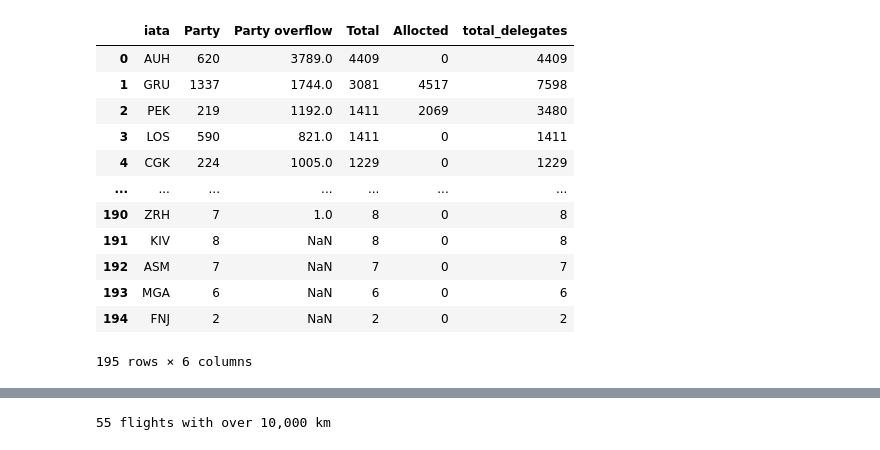
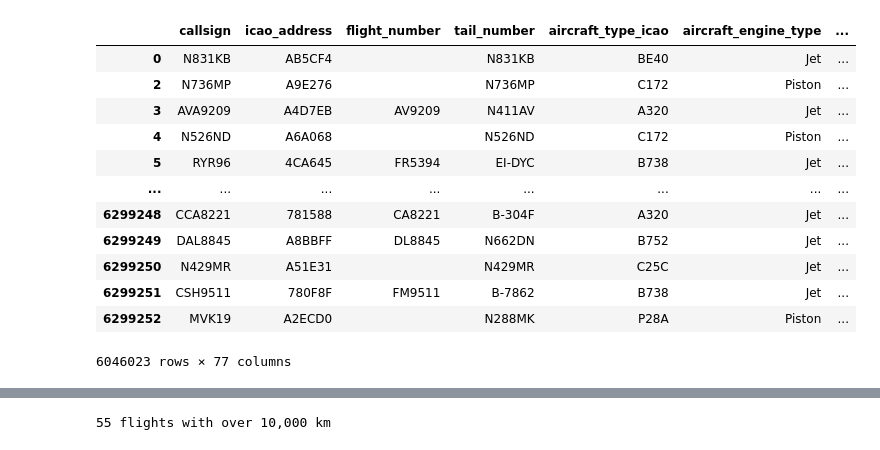
Before and after one commit to lukasschirren/COP_flight_analysis, a Jupyter notebook: cop28_delegate_list.ipynb, the cells around one changed output, grey strips where cells are left out. Cells and saved outputs as stored; diff of their text form; code cells hidden in the pictures.

```diff
--- a/cop28_delegate_list.ipynb
+++ b/cop28_delegate_list.ipynb
@@ -10,27 +10,31 @@ airports = airportsdata.load()
 dataset = pq.ParquetDataset('c:\\Users\\lukas\\OneDrive - Imperial College London\\0_Sustainable Transport\\2021_COP26',
                             ) # filters=[('columnName', 'in', filterList)]
 df = dataset.read(use_threads=True).to_pandas()
+# %%
+private_jet = ['CL60','P180','GLF5','GLEX','GLF6','F2TH','C17','LJ60','F900','GLF4','E35L','CL35','C30J','GL5T','ASTR','C130','BE20','H25B']
+df = df[~df['aircraft_type_icao'].isin(private_jet)]
+# df = df.drop(df[df['aircraft_type_icao'] == 'CL60'].index)
+# df['aircraft_type_icao'].unique()
+df
+# %% [output]
+|  | callsign | icao_address | flight_number | tail_number | aircraft_type_icao | aircraft_engine_type | ... |
+| 0 | N831KB | AB5CF4 |  | N831KB | BE40 | Jet | ... |
+| 2 | N736MP | A9E276 |  | N736MP | C172 | Piston | ... |
+| 3 | AVA9209 | A4D7EB | AV9209 | N411AV | A320 | Jet | ... |
+| 4 | N526ND | A6A068 |  | N526ND | C172 | Piston | ... |
+| 5 | RYR96 | 4CA645 | FR5394 | EI-DYC | B738 | Jet | ... |
+| ... | ... | ... | ... | ... | ... | ... | ... |
+| 6299248 | CCA8221 | 781588 | CA8221 | B-304F | A320 | Jet | ... |
+| 6299249 | DAL8845 | A8BBFF | DL8845 | N662DN | B752 | Jet | ... |
+| 6299250 | N429MR | A51E31 |  | N429MR | C25C | Jet | ... |
+| 6299251 | CSH9511 | 780F8F | FM9511 | B-7862 | B738 | Jet | ... |
+| 6299252 | MVK19 | A2ECD0 |  | N288MK | P28A | Piston | ... |
+6046023 rows × 77 columns
 # %%
 delegates_path = os.getcwd() + '\\origin_airports_delegates.csv'
 data_delegates = pd.read_csv(delegates_path)
 
 iata_icao_path = os.getcwd() + '\\iata-icao.csv'
 data_iata_icao = pd.read_csv(iata_icao_path)
-# %%
-data_delegates
-# %% [output]
-|  | iata | Party | Party overflow | Total | Allocted | total_delegates |
-| 0 | AUH | 620 | 3789.0 | 4409 | 0 | 4409 |
-| 1 | GRU | 1337 | 1744.0 | 3081 | 4517 | 7598 |
-| 2 | PEK | 219 | 1192.0 | 1411 | 2069 | 3480 |
-| 3 | LOS | 590 | 821.0 | 1411 | 0 | 1411 |
-| 4 | CGK | 224 | 1005.0 | 1229 | 0 | 1229 |
-| ... | ... | ... | ... | ... | ... | ... |
-| 190 | ZRH | 7 | 1.0 | 8 | 0 | 8 |
-| 191 | KIV | 8 | NaN | 8 | 0 | 8 |
-| 192 | ASM | 7 | NaN | 7 | 0 | 7 |
-| 193 | MGA | 6 | NaN | 6 | 0 | 6 |
-| 194 | FNJ | 2 | NaN | 2 | 0 | 2 |
-195 rows × 6 columns
 # %%
 airport_location = data_delegates.merge(data_iata_icao, on='iata', how='left')[['iata','icao','total_delegates','country_code','airport','latitude','longitude']]
```
Also changed, not shown: parts of 6 cells of this notebook.
